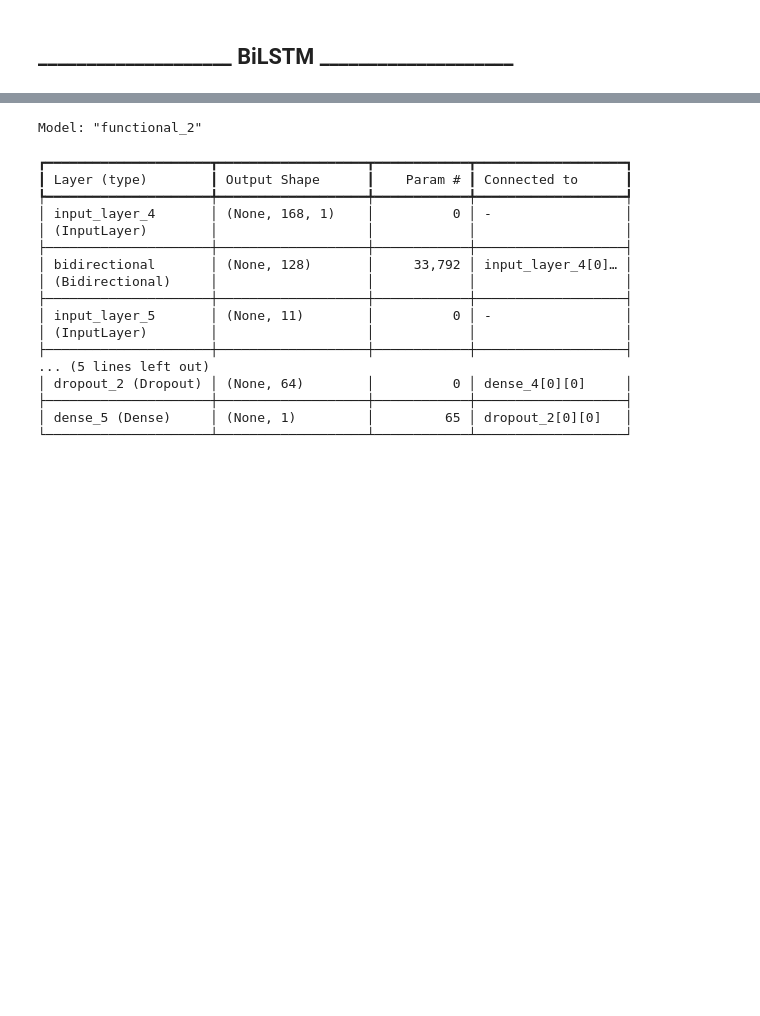
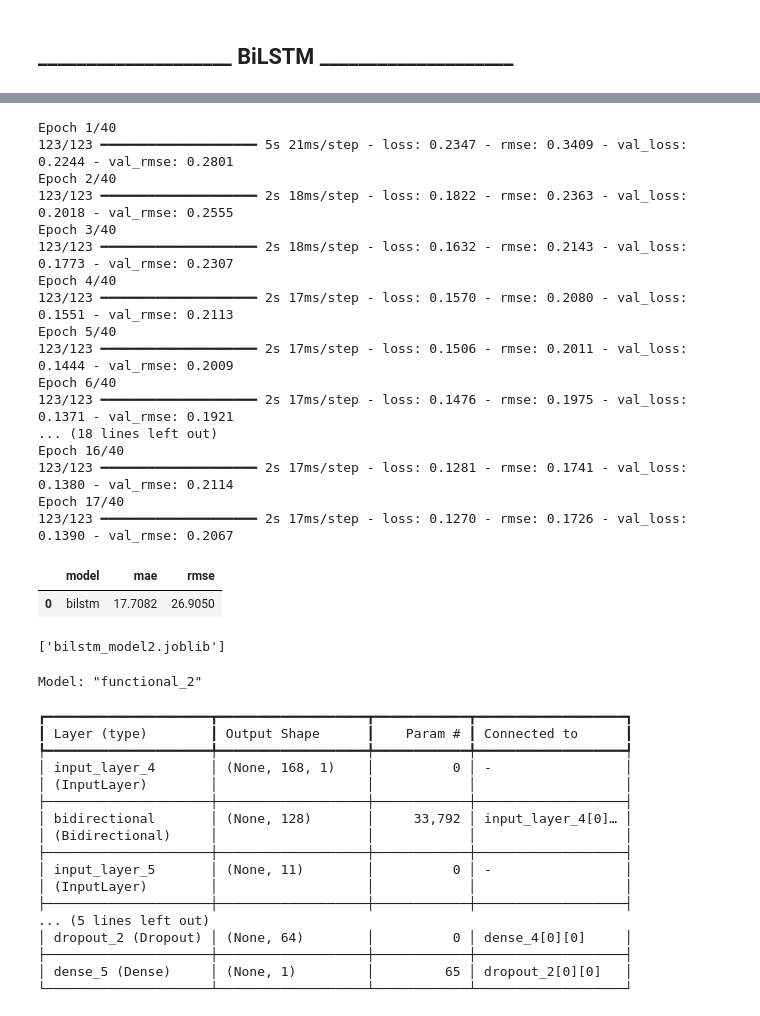
Before and after one commit to ds24m048/masters-thesis, a Jupyter notebook: price-forecast.ipynb, the cells around one changed output, grey strips where cells are left out. Cells and saved outputs as stored; diff of their text form; code cells hidden in the pictures; blank space fills up the shorter version.

```diff
--- a/price-forecast.ipynb
+++ b/price-forecast.ipynb
@@ -200,6 +200,7 @@ def mae_score(y_true, y_pred) -> float:
 def rmse_score(y_true, y_pred) -> float:
     y_true = np.asarray(y_true)
     y_pred = np.asarray(y_pred)
+    return float(np.sqrt(np.mean((y_true - y_pred) ** 2)))
 
 
 
@@ -1360,29 +1346,0 @@ joblib.dump(lstm_model, "lstm_model2.joblib")
-# %%
-input_seq  = layers.Input(shape=(LOOKBACK, X_train_seq_lookback.shape[2]))
-input_exog = layers.Input(shape=(X_train_exog_lookback.shape[1],))
-
-hidden = layers.LSTM(64)(input_seq)
-hidden = layers.Concatenate()([hidden, input_exog])
-hidden = layers.Dense(64, activation="relu")(hidden)
-hidden = layers.Dropout(0.2)(hidden)
-output = layers.Dense(1)(hidden)
-
-lstm_model = tf.keras.Model([input_seq, input_exog], output)
-lstm_model.compile(optimizer="adam", loss="mae", metrics=[tf.keras.metrics.RootMeanSquaredError(name="rmse")])
-
-early_stop = callbacks.EarlyStopping(patience=6, restore_best_weights=True)
-_ = lstm_model.fit(
-    [X_train_seq_lookback, X_train_exog_lookback],
-    y_train_lookback,
-    validation_split=0.1,
-    epochs=40,
-    batch_size=64,
-    shuffle=False,
-    callbacks=[early_stop],
-    verbose=1,
-)
-
-y_pred_lstm_t = lstm_model.predict(
-    [X_test_seq_lookback, X_test_exog_lookback], verbose=0
-).reshape(-1)
-y_pred_lstm = asinh_inverse(y_pred_lstm_t, c)
@@ -1613,40 +1558,57 @@ _ = bilstm_model.fit(
     y_train_lookback,
     validation_split=0.1,
     epochs=40,
     batch_size=int(best_bilstm_params["batch_size"]),
     shuffle=False,
     callbacks=[early_stop],
     verbose=1,
 )
 
 
 # -------------------------------------------------
 # Predict + finale Testbewertung
 # Nur hier wieder rücktransformieren für EUR/MWh
 # -------------------------------------------------
 y_pred_bilstm_t = bilstm_model.predict(
     [X_test_seq_lookback, X_test_exog_lookback],
     verbose=0,
 ).reshape(-1)
 
 y_pred_bilstm = asinh_inverse(y_pred_bilstm_t, c)
 
 bilstm_scores = pd.DataFrame([
     {
         "model": "bilstm",
         "mae": mae_score(y_test, y_pred_bilstm),
         "rmse": rmse_score(y_test, y_pred_bilstm),
     }
 ])
 
 display(bilstm_scores)
-
-bilstm_results_df.to_csv("bilstm_random_search_results.csv", index=False)
-bilstm_model.save("bilstm_best.keras")
-
-print("Gespeichert:")
-print("  - bilstm_random_search_results.csv")
-print("  - bilstm_best.keras")
+# %% [output]
+Epoch 1/40
+123/123 ━━━━━━━━━━━━━━━━━━━━ 5s 21ms/step - loss: 0.2347 - rmse: 0.3409 - val_loss: 0.2244 - val_rmse: 0.2801
+Epoch 2/40
+123/123 ━━━━━━━━━━━━━━━━━━━━ 2s 18ms/step - loss: 0.1822 - rmse: 0.2363 - val_loss: 0.2018 - val_rmse: 0.2555
+Epoch 3/40
+123/123 ━━━━━━━━━━━━━━━━━━━━ 2s 18ms/step - loss: 0.1632 - rmse: 0.2143 - val_loss: 0.1773 - val_rmse: 0.2307
+Epoch 4/40
+123/123 ━━━━━━━━━━━━━━━━━━━━ 2s 17ms/step - loss: 0.1570 - rmse: 0.2080 - val_loss: 0.1551 - val_rmse: 0.2113
+Epoch 5/40
+123/123 ━━━━━━━━━━━━━━━━━━━━ 2s 17ms/step - loss: 0.1506 - rmse: 0.2011 - val_loss: 0.1444 - val_rmse: 0.2009
+Epoch 6/40
+123/123 ━━━━━━━━━━━━━━━━━━━━ 2s 17ms/step - loss: 0.1476 - rmse: 0.1975 - val_loss: 0.1371 - val_rmse: 0.1921
+... (18 lines left out)
+Epoch 16/40
+123/123 ━━━━━━━━━━━━━━━━━━━━ 2s 17ms/step - loss: 0.1281 - rmse: 0.1741 - val_loss: 0.1380 - val_rmse: 0.2114
+Epoch 17/40
+123/123 ━━━━━━━━━━━━━━━━━━━━ 2s 17ms/step - loss: 0.1270 - rmse: 0.1726 - val_loss: 0.1390 - val_rmse: 0.2067
+|  | model | mae | rmse |
+| 0 | bilstm | 17.7082 | 26.9050 |
+# %%
+joblib.dump(bilstm_model, "bilstm_model2.joblib")
+# %% [output]
+['bilstm_model2.joblib']
 # %%
 # ── BiLSTM ──
 input_seq  = tf.keras.Input(shape=(LOOKBACK, X_train_seq_lookback.shape[2]))
```
Also changed, not shown: parts of 10 cells of this notebook.
